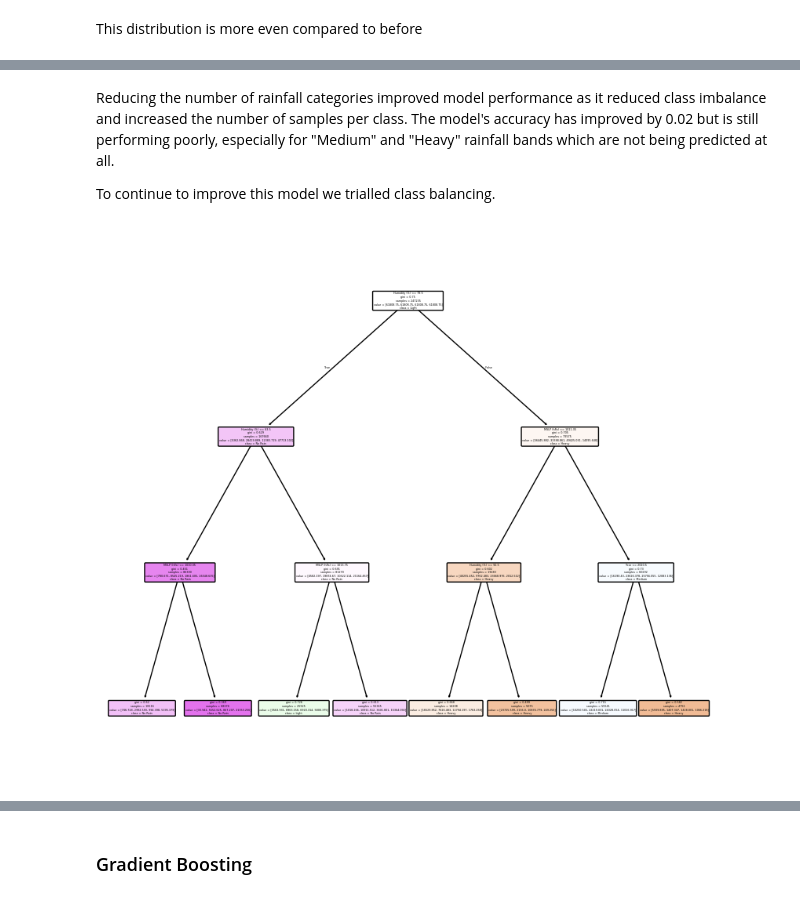
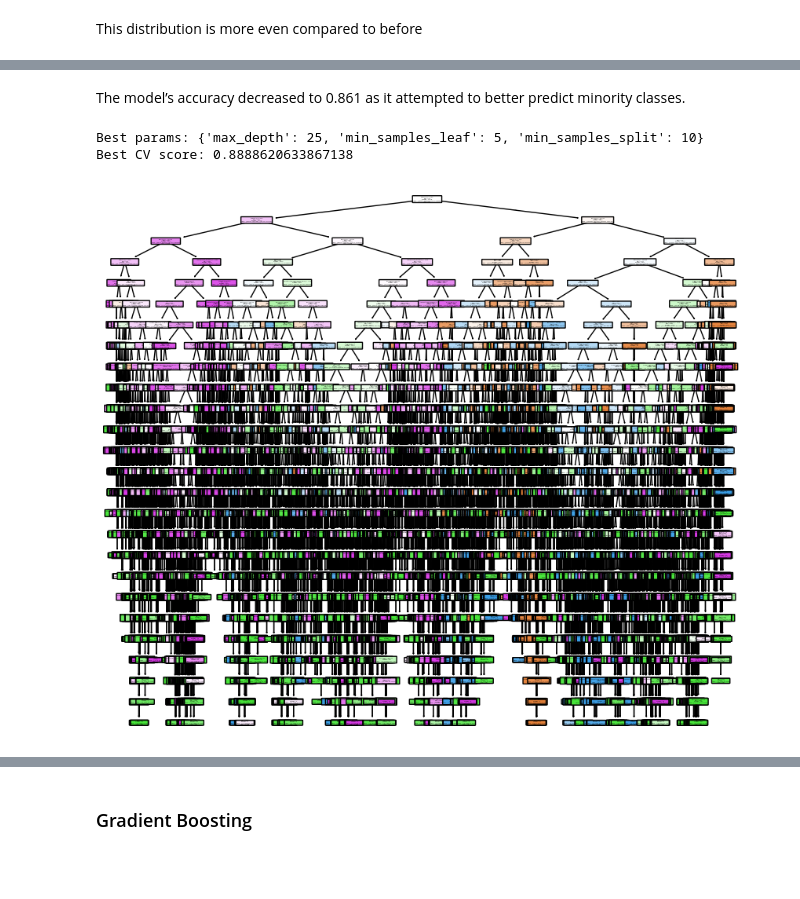
Before and after one commit to Zewen-Zhao/ADS2001_GroupMC3, a Jupyter notebook: Modelling/modelling_jiehni.ipynb, the cells around one changed output, grey strips where cells are left out. Drawn from its saved outputs; the diff is of its cells as text; code cells hidden in the pictures; blank space fills up the shorter version.

Commit message:
modelling

```diff
--- a/Modelling/modelling_jiehni.ipynb
+++ b/Modelling/modelling_jiehni.ipynb
@@ -146,17 +195,18 @@ This distribution is more even compared to before
 # %%
-data_dtc = DecisionTreeClassifier(
+data_dtc2 = DecisionTreeClassifier(
     random_state = 42,
     min_samples_split=10,
-    max_depth=3)
+    min_samples_leaf=5,
+    max_depth=25)
 
-data_dtc = data_dtc.fit(X_train, y_train)
+data_dtc2 = data_dtc2.fit(X_train, y_train)
 
 fig, ax = plt.subplots(figsize=(10, 9))
 plot_tree(
-    data_dtc,
+    data_dtc2,
     filled=True,
     rounded=True,
-    class_names=data_dtc.classes_,
+    class_names=data_dtc2.classes_,
     feature_names=X.columns,
     ax=ax
 )
@@ -173,0 +224,7 @@ Decision Tree Accuracy: 0.752
+# %%
+data_dtc2.fit(X_train, y_train)
+
+train_score = data_dtc2.score(X_train, y_train)
+test_score = data_dtc2.score(X_test, y_test)
+
+print(f"Train score: {train_score}\nTest score: {test_score}")
@@ -189,29 +249,47 @@ weighted avg       0.65      0.75      0.67     82412
-# %% [markdown]
-Reducing the number of rainfall categories improved model performance as it reduced class imbalance and increased the number of samples per class. The model's accuracy has improved by 0.02 but is still performing poorly, especially for "Medium" and "Heavy" rainfall bands which are not being predicted at all.
-
-To continue to improve this model we trialled class balancing.
+# %% [markdown]
+The model’s accuracy decreased to 0.861 as it attempted to better predict minority classes.
+# %%
+grid = GridSearchCV(
+    DecisionTreeClassifier(random_state=42, class_weight="balanced"),
+    param_grid,
+    cv=5,
+    scoring='f1_weighted',
+    n_jobs=-1,
+    return_train_score=True
+)
+
+grid.fit(X_train, y_train)
+
+best_model = grid.best_estimator_
+
+print("Best params:", grid.best_params_)
+print("Best CV score:", grid.best_score_)
+# %% [output]
+Best params: {'max_depth': 25, 'min_samples_leaf': 5, 'min_samples_split': 10}
+Best CV score: 0.8888620633867138
 # %%
 # balance classes
 data_dtc_balanced = DecisionTreeClassifier(
     random_state = 42,
     min_samples_split=10,
-    max_depth=3,
+    min_samples_leaf=5,
+    max_depth=25,
     class_weight="balanced")
 
 data_dtc_balanced = data_dtc_balanced.fit(X_train, y_train)
 
 fig, ax = plt.subplots(figsize=(10, 9))
 plot_tree(
     data_dtc_balanced,
     filled=True,
     rounded=True,
     class_names=data_dtc_balanced.classes_,
     feature_names=X.columns,
     ax=ax
 )
 plt.show()
 # %% [output]
-[figure, old version]
+[figure, new version]
 # %%
 Y_pred_balanced = data_dtc_balanced.predict(X_test)
 cm = confusion_matrix(y_test, Y_pred_balanced)
```
Also changed, not shown: parts of 25 cells of this notebook.
